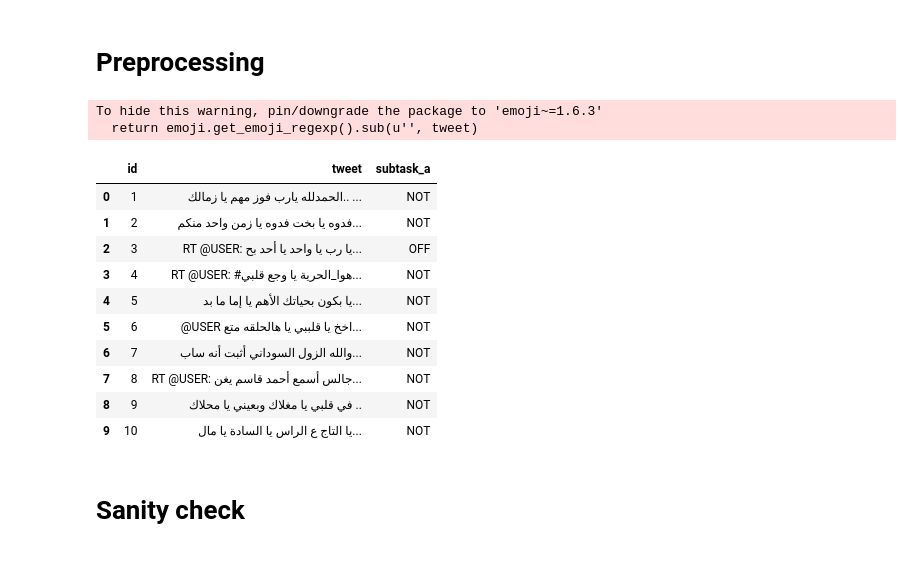
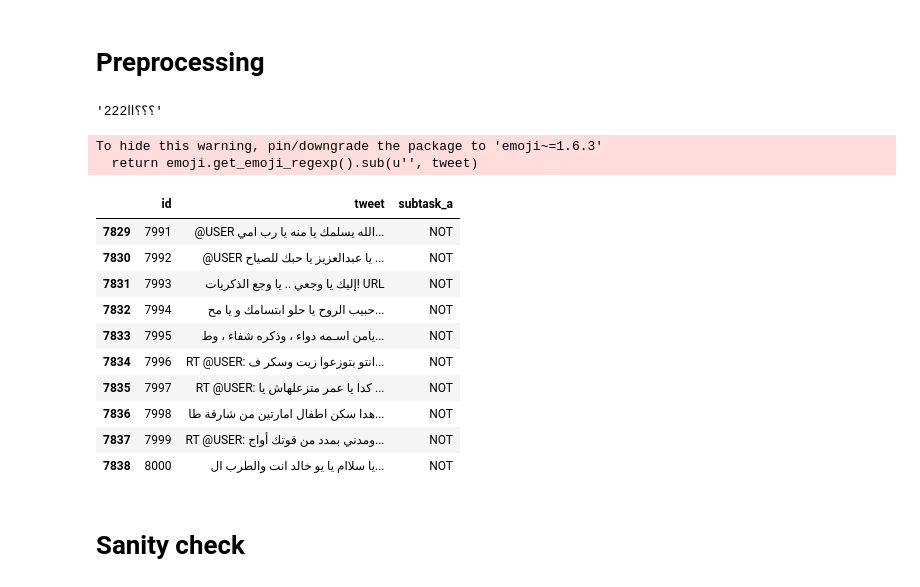
Before and after one commit to rfahrn/Shared_Task, a Jupyter notebook: Shared_Task.ipynb, the cells around one changed output. Drawn from its saved outputs; the diff is of its cells as text; code cells hidden in the pictures.

Commit message:
Remove repeat chars, create duplicate df without emoji

```diff
--- a/Shared_Task.ipynb
+++ b/Shared_Task.ipynb
@@ -14,57 +14,76 @@ train = pd.read_csv('./data/offenseval-ar-training-v1.tsv', sep='\t')
 # !pip install Tashaphyne
 # %% [markdown]
 # Preprocessing
+# %%
+import re
+test = "؟؟؟اااا222"
+PUNCTUATION = '''`÷×؛<>_()*&^%][ـ،/:"؟.,'{}~¦+|!”…“–ـ'''
+
+# gsub("(.)\\1{2,}", "\\1", F)
+# re.sub(r'(.)\\1{2,}', r'\\1', test)
+# re.sub(r'(\D)\\1{2,}', r'\\1', test)
+# re.sub(r'(.)\\1{2,}', r'\1', test)
+# re.sub(r'(.)\\1+', r'\1', test)
+# re.sub("(\D)\1{2,}", "\\1", test)
+# re.sub(r'(.)\1+', r'\1', '12233322155552')
+# %% [output]
+'؟؟؟اا222'
 # %%
 import emoji
-
-def avg_word(tweet):
-    words = tweet.split()
-    if len(words) == 0:
-        return 0
-    return sum(len(word) for word in words) / len(words)
-
-
-def emoji_counter(tweet):
-    return emoji.emoji_count(tweet)
+PUNCTUATION = '''`÷×؛<>_()*&^%][ـ،/:"؟.,'{}~¦+|!”…“–ـ'''
 
 
 def remove_emoji(tweet):
     return emoji.get_emoji_regexp().sub(u'', tweet)
 
 
 def remove_lf(tweet):
     return tweet.replace('<LF>', ' ')
 
 
 def remove_repeat_chars(tweet):
-    pass
+    """Removes only non-digit, non-punctuation characters that are repeated more than once, since double characters can appear in correct spelling"""
+    new = ''
+
+    for char in tweet:
+        if char.isdigit():
+            new += char
+        elif char in PUNCTUATION:
+            new += char
+        else:
+            if not new.endswith(char+char):
+                new += char
+
+    return new
 
 
 # train['word_count'] = train['tweet'].apply(lambda x: len(str(x).split(" ")))
 # train['char_count'] = train['tweet'].str.len()  # this also includes spaces
 # train['avg_char_per_word'] = train['tweet'].apply(lambda x: avg_word(x))
 # train['emoji_count'] = train['tweet'].apply(lambda x: emoji_counter(x))
 
-train['tweet'] = train['tweet'].apply(remove_emoji)
 train['tweet'] = train['tweet'].apply(remove_lf)
+train['tweet'] = train['tweet'].apply(remove_repeat_chars)
 
-# train.sort_values(by='emoji_count', ascending=[0]).head(5)
-# train.sort_values(by='word_count', ascending=[0])
-train.head(10)
+# Make one df with emoji and one without to compare performance
+train_no_emoji = train
+train_no_emoji['tweet'] = train_no_emoji['tweet'].apply(remove_emoji)
+
+train.tail(10)
 # %% [output]
 To hide this warning, pin/downgrade the package to 'emoji~=1.6.3'
   return emoji.get_emoji_regexp().sub(u'', tweet)
 |  | id | tweet | subtask_a |
-| 0 | 1 | الحمدلله يارب فوز مهم يا زمالك.. ... | NOT |
-| 1 | 2 | فدوه يا بخت فدوه يا زمن واحد منكم... | NOT |
-| 2 | 3 | RT @USER: يا رب يا واحد يا أحد بح... | OFF |
-| 3 | 4 | RT @USER: #هوا_الحرية يا وجع قلبي... | NOT |
-| 4 | 5 | يا بكون بحياتك الأهم يا إما ما بد... | NOT |
-| 5 | 6 | @USER اخخ يا قلببي يا هالحلقه متع... | NOT |
-| 6 | 7 | والله الزول السوداني أثبت أنه ساب... | NOT |
-| 7 | 8 | RT @USER: جالس أسمع أحمد قاسم يغن... | NOT |
-| 8 | 9 | في قلبي يا مغلاك وبعيني يا محلاك .. | NOT |
-| 9 | 10 | يا التاج ع الراس يا السادة يا مال... | NOT |
+| 7829 | 7991 | @USER الله يسلمك يا منه يا رب امي... | NOT |
+| 7830 | 7992 | @USER يا عبدالعزيز يا حبك للصياح ... | NOT |
+| 7831 | 7993 | إليك يا وجعي .. يا وجع الذكريات! URL | NOT |
+| 7832 | 7994 | حبيب الروح يا حلو ابتسامك و يا مح... | NOT |
+| 7833 | 7995 | يامن اسـمه دواء ، وذكره شفاء ، وط... | NOT |
+| 7834 | 7996 | RT @USER: انتو بتوزعوا زيت وسكر ف... | NOT |
+| 7835 | 7997 | RT @USER: كدا يا عمر متزعلهاش يا ... | NOT |
+| 7836 | 7998 | هدا سكن اطفال امارتين من شارقة طا... | NOT |
+| 7837 | 7999 | RT @USER: ومدني بمدد من قوتك أواج... | NOT |
+| 7838 | 8000 | يا سلاام يا يو خالد انت والطرب ال... | NOT |
 # %% [markdown]
 # Sanity check
 # %%
```
Also changed, not shown: parts of 3 cells of this notebook.
